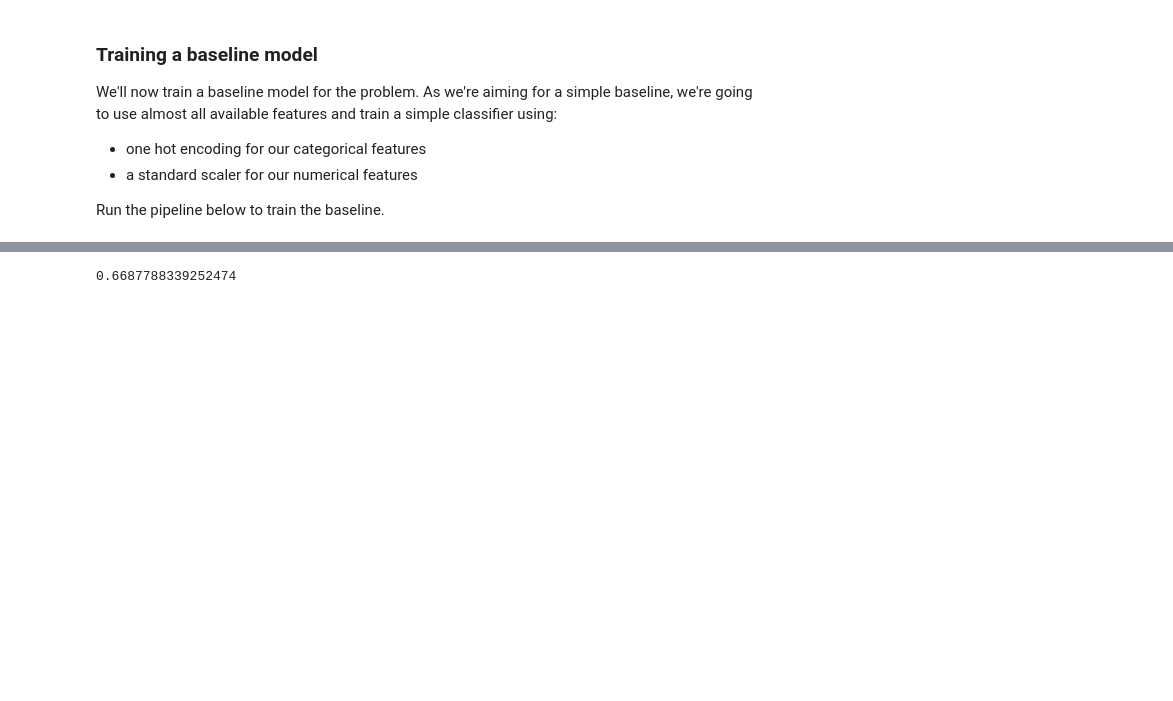
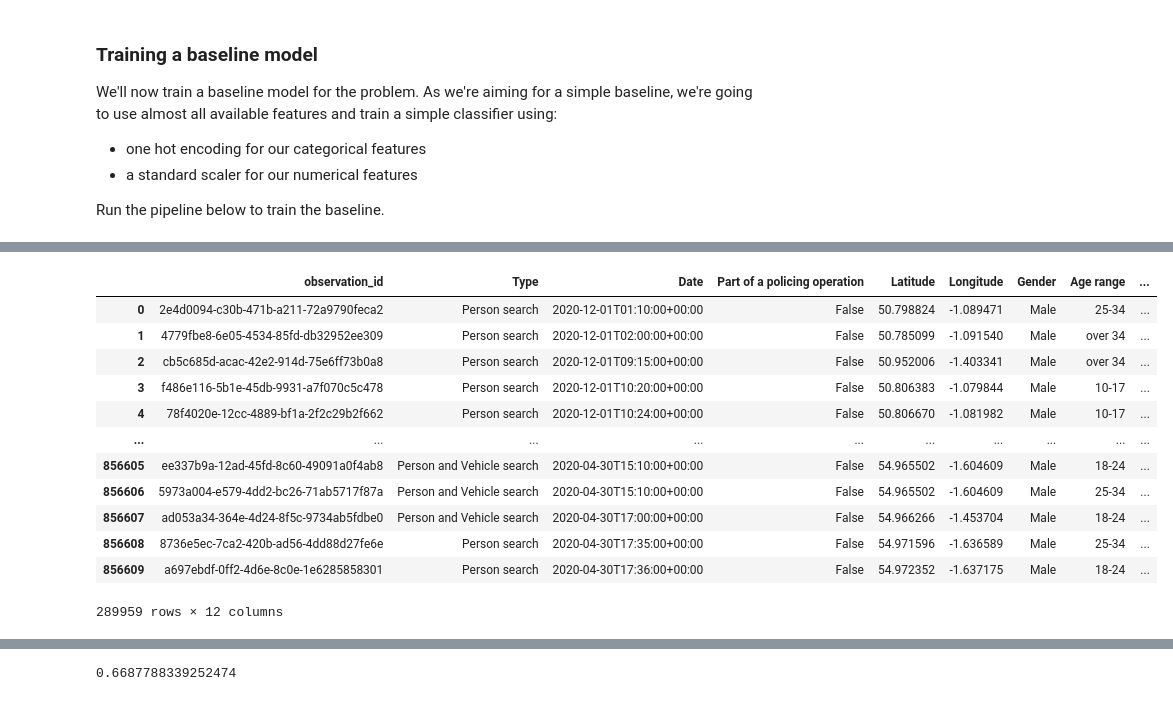
Before and after one commit to 0xjrr/ldsa-capstone-project, a Jupyter notebook: BLU14 - Learning Notebook - Part 1 of 2 - Parsing Client Requirements.ipynb, the cells around one changed output, grey strips where cells are left out. Drawn from its saved outputs; the diff is of its cells as text; code cells hidden in the pictures; blank space fills up the shorter version.

```diff
--- a/BLU14 - Learning Notebook - Part 1 of 2 - Parsing Client Requirements.ipynb
+++ b/BLU14 - Learning Notebook - Part 1 of 2 - Parsing Client Requirements.ipynb
@@ -564,0 +835,29 @@ Run the pipeline below to train the baseline.
+# %%
+df_clean[[
+    'observation_id',
+    'Type',
+    'Date',
+    'Part of a policing operation',
+    'Latitude',
+    'Longitude',
+    'Gender',
+    'Age range',
+    'Officer-defined ethnicity',
+    'Legislation',
+    'Object of search',
+    'station',
+]]
+# %% [output]
+|  | observation_id | Type | Date | Part of a policing operation | Latitude | Longitude | Gender | Age range | ... |
+| 0 | 2e4d0094-c30b-471b-a211-72a9790feca2 | Person search | 2020-12-01T01:10:00+00:00 | False | 50.798824 | -1.089471 | Male | 25-34 | ... |
+| 1 | 4779fbe8-6e05-4534-85fd-db32952ee309 | Person search | 2020-12-01T02:00:00+00:00 | False | 50.785099 | -1.091540 | Male | over 34 | ... |
+| 2 | cb5c685d-acac-42e2-914d-75e6ff73b0a8 | Person search | 2020-12-01T09:15:00+00:00 | False | 50.952006 | -1.403341 | Male | over 34 | ... |
+| 3 | f486e116-5b1e-45db-9931-a7f070c5c478 | Person search | 2020-12-01T10:20:00+00:00 | False | 50.806383 | -1.079844 | Male | 10-17 | ... |
+| 4 | 78f4020e-12cc-4889-bf1a-2f2c29b2f662 | Person search | 2020-12-01T10:24:00+00:00 | False | 50.806670 | -1.081982 | Male | 10-17 | ... |
+| ... | ... | ... | ... | ... | ... | ... | ... | ... | ... |
+| 856605 | ee337b9a-12ad-45fd-8c60-49091a0f4ab8 | Person and Vehicle search | 2020-04-30T15:10:00+00:00 | False | 54.965502 | -1.604609 | Male | 18-24 | ... |
+| 856606 | 5973a004-e579-4dd2-bc26-71ab5717f87a | Person and Vehicle search | 2020-04-30T15:10:00+00:00 | False | 54.965502 | -1.604609 | Male | 25-34 | ... |
+| 856607 | ad053a34-364e-4d24-8f5c-9734ab5fdbe0 | Person and Vehicle search | 2020-04-30T17:00:00+00:00 | False | 54.966266 | -1.453704 | Male | 18-24 | ... |
+| 856608 | 8736e5ec-7ca2-420b-ad56-4dd88d27fe6e | Person search | 2020-04-30T17:35:00+00:00 | False | 54.971596 | -1.636589 | Male | 25-34 | ... |
+| 856609 | a697ebdf-0ff2-4d6e-8c0e-1e6285858301 | Person search | 2020-04-30T17:36:00+00:00 | False | 54.972352 | -1.637175 | Male | 18-24 | ... |
+289959 rows × 12 columns
```
Also changed, not shown: parts of 28 cells of this notebook.
